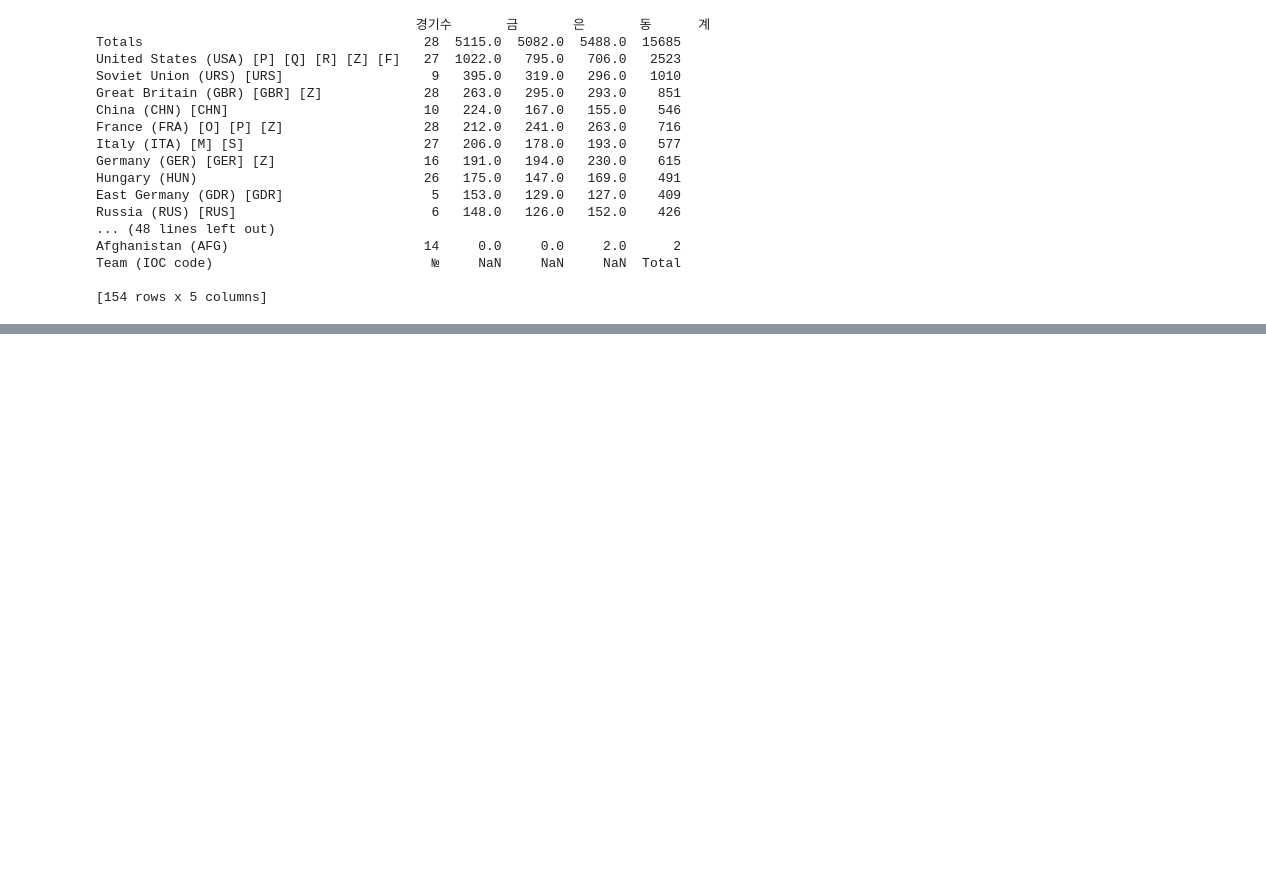
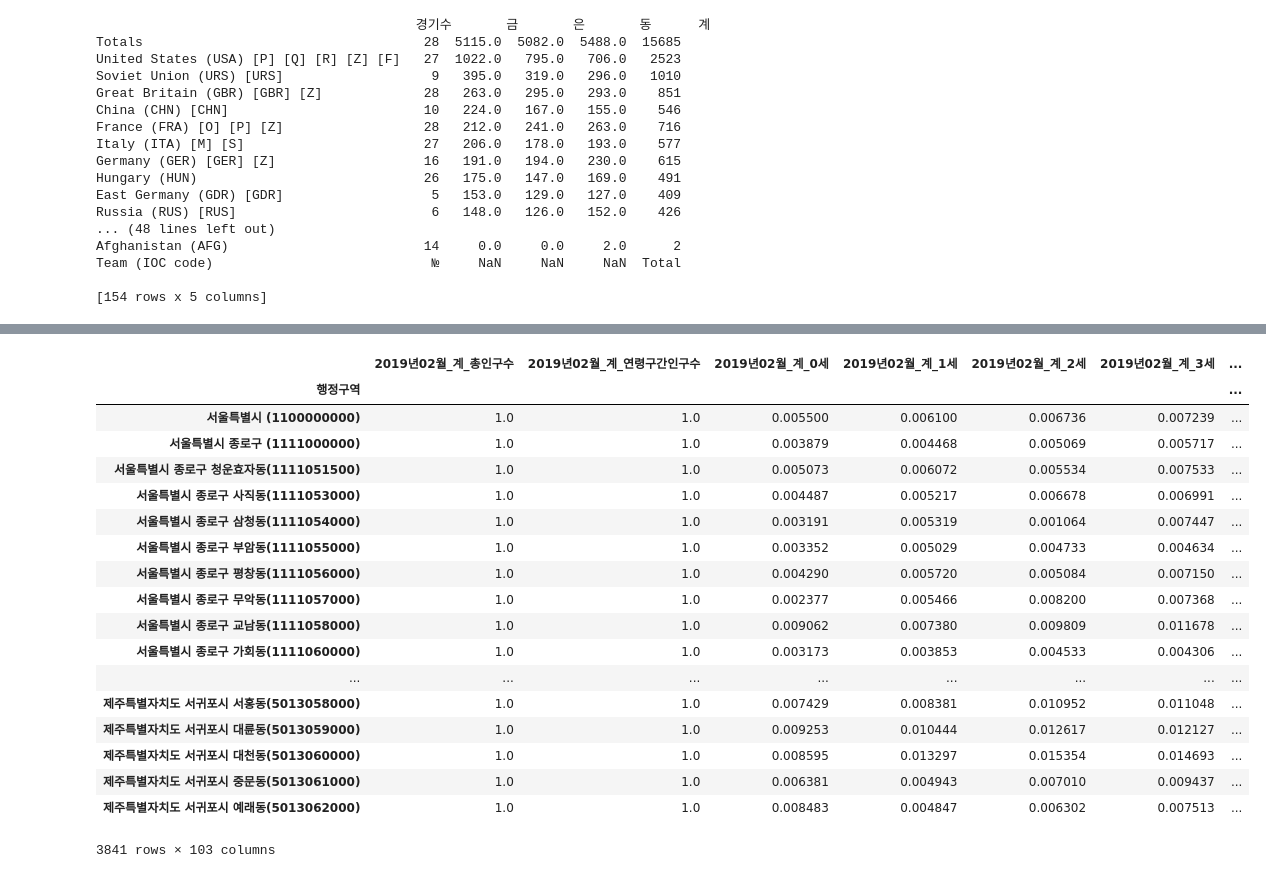
Before and after one commit to edgestory/DS, a Jupyter notebook: dawpy/unit15.ipynb, the cells around one changed output, grey strips where cells are left out. Saved outputs shown, nothing was run; the diff lists cells and outputs as text; code cells hidden in the pictures; blank space fills up the shorter version.

```diff
--- a/dawpy/unit15.ipynb
+++ b/dawpy/unit15.ipynb
@@ -67,0 +216,22 @@ summer.to_excel('하계올림픽메달.xlsx')
+# %%
+df
+# %% [output]
+|  | 2019년02월_계_총인구수 | 2019년02월_계_연령구간인구수 | 2019년02월_계_0세 | 2019년02월_계_1세 | 2019년02월_계_2세 | 2019년02월_계_3세 | ... |
+| 행정구역 |  |  |  |  |  |  | ... |
+| 서울특별시 (1100000000) | 1.0 | 1.0 | 0.005500 | 0.006100 | 0.006736 | 0.007239 | ... |
+| 서울특별시 종로구 (1111000000) | 1.0 | 1.0 | 0.003879 | 0.004468 | 0.005069 | 0.005717 | ... |
+| 서울특별시 종로구 청운효자동(1111051500) | 1.0 | 1.0 | 0.005073 | 0.006072 | 0.005534 | 0.007533 | ... |
+| 서울특별시 종로구 사직동(1111053000) | 1.0 | 1.0 | 0.004487 | 0.005217 | 0.006678 | 0.006991 | ... |
+| 서울특별시 종로구 삼청동(1111054000) | 1.0 | 1.0 | 0.003191 | 0.005319 | 0.001064 | 0.007447 | ... |
+| 서울특별시 종로구 부암동(1111055000) | 1.0 | 1.0 | 0.003352 | 0.005029 | 0.004733 | 0.004634 | ... |
+| 서울특별시 종로구 평창동(1111056000) | 1.0 | 1.0 | 0.004290 | 0.005720 | 0.005084 | 0.007150 | ... |
+| 서울특별시 종로구 무악동(1111057000) | 1.0 | 1.0 | 0.002377 | 0.005466 | 0.008200 | 0.007368 | ... |
+| 서울특별시 종로구 교남동(1111058000) | 1.0 | 1.0 | 0.009062 | 0.007380 | 0.009809 | 0.011678 | ... |
+| 서울특별시 종로구 가회동(1111060000) | 1.0 | 1.0 | 0.003173 | 0.003853 | 0.004533 | 0.004306 | ... |
+| ... | ... | ... | ... | ... | ... | ... | ... |
+| 제주특별자치도 서귀포시 서홍동(5013058000) | 1.0 | 1.0 | 0.007429 | 0.008381 | 0.010952 | 0.011048 | ... |
+| 제주특별자치도 서귀포시 대륜동(5013059000) | 1.0 | 1.0 | 0.009253 | 0.010444 | 0.012617 | 0.012127 | ... |
+| 제주특별자치도 서귀포시 대천동(5013060000) | 1.0 | 1.0 | 0.008595 | 0.013297 | 0.015354 | 0.014693 | ... |
+| 제주특별자치도 서귀포시 중문동(5013061000) | 1.0 | 1.0 | 0.006381 | 0.004943 | 0.007010 | 0.009437 | ... |
+| 제주특별자치도 서귀포시 예래동(5013062000) | 1.0 | 1.0 | 0.008483 | 0.004847 | 0.006302 | 0.007513 | ... |
+3841 rows × 103 columns
```
Also changed, not shown: parts of 25 cells of this notebook, 1 other file.
